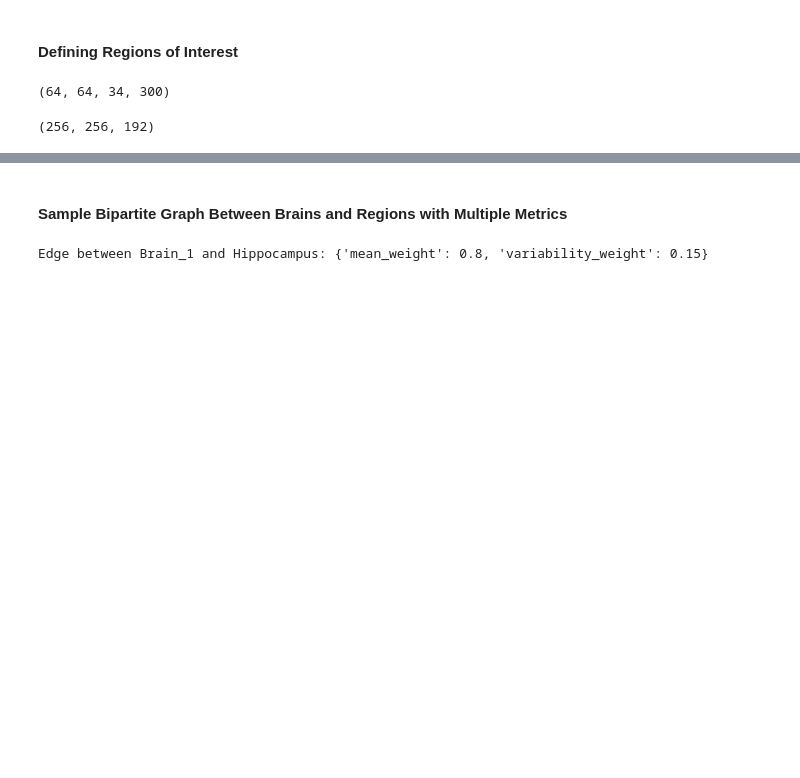
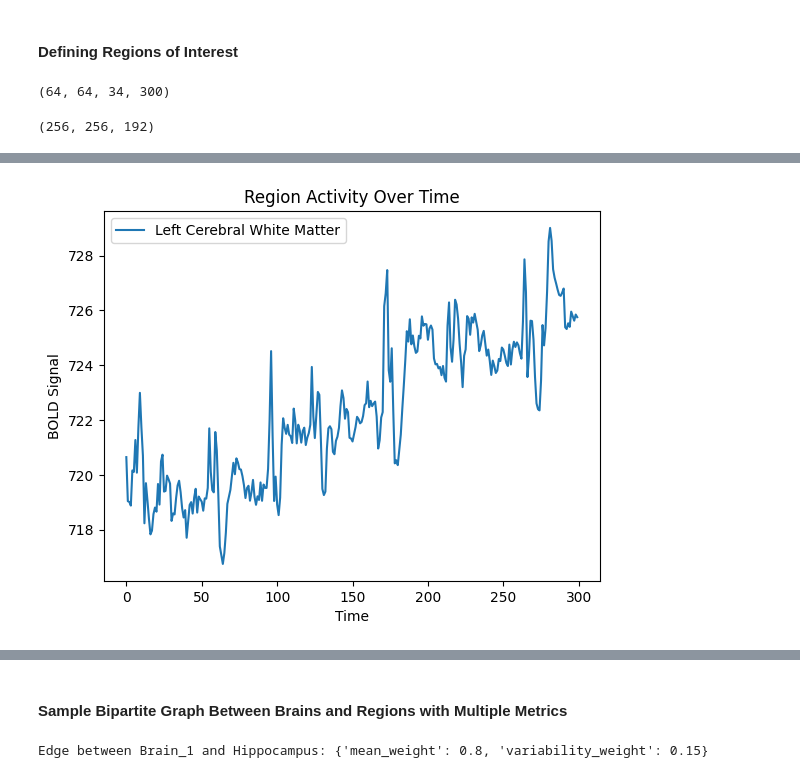
Before and after one commit to efwoods/Parkinsons_Disease_Study, a Jupyter notebook: example_data.ipynb, the cells around one changed output, grey strips where cells are left out. Drawn from its saved outputs; the diff is of its cells as text; code cells hidden in the pictures; blank space fills up the shorter version.

```diff
--- a/example_data.ipynb
+++ b/example_data.ipynb
@@ -540,11 +557,13 @@ roi_df.to_csv("roi_activity.csv", index=False)
 # %%
 # Plot an example ROI signal
-plt.plot(roi_df.iloc[:, 0], label = atlas.labels[1])  # Plot the first region
+plt.plot(roi_df.iloc[:, 0], label = atlas_subcortical.labels[1])  # Plot the first region
 plt.xlabel("Time")
 plt.ylabel("BOLD Signal")
 plt.title("Region Activity Over Time")
 plt.legend()
 plt.show()
+# %% [output]
+[figure, added]
 # %%
 index = 0
 # %%
```
Also changed, not shown: parts of 20 cells of this notebook, 2 other files.
